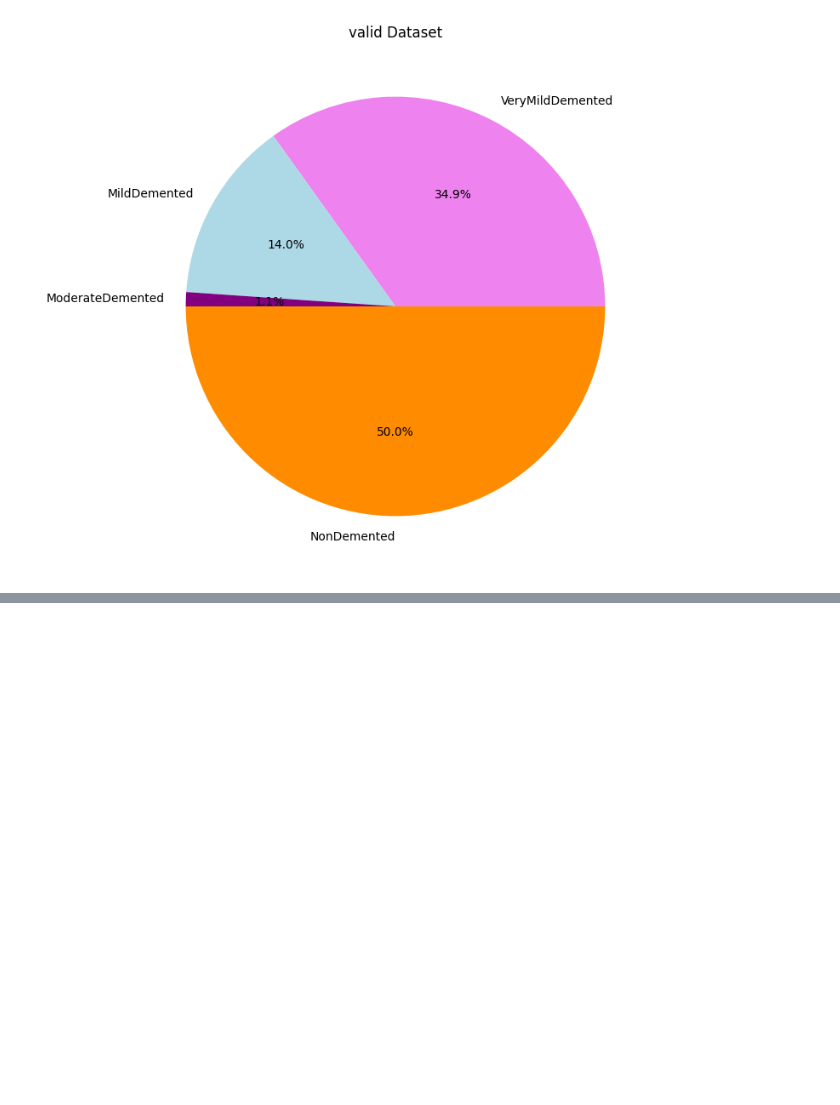
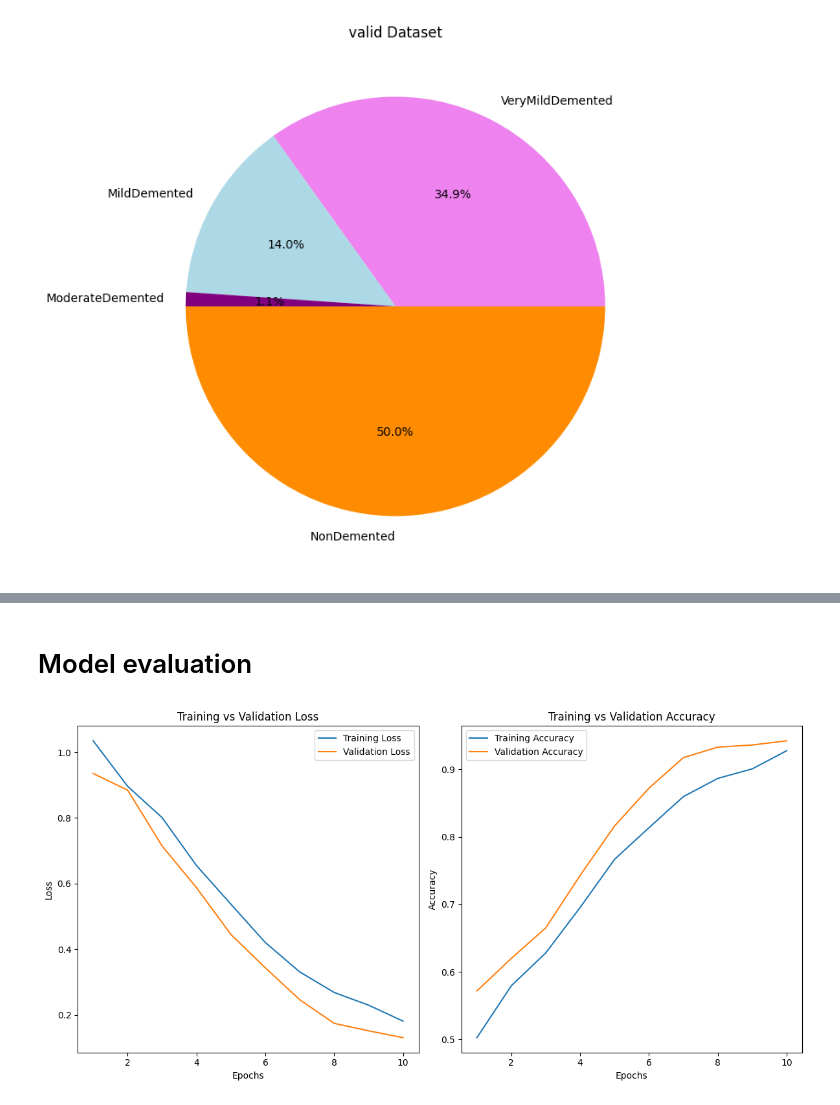
Before and after one commit to OluwatobaAdeoye/EARLY-STAGE-PREDICTION-OF-ALZHEMIER-S-DISEASE-USING-DEEP-LEARNING-ON-STRUCTURAL-MRI-DATA, a Jupyter notebook: Alzheimer_Project_(code).ipynb, the cells around one changed output, grey strips where cells are left out. Cells and saved outputs as stored; diff of their text form; code cells hidden in the pictures; blank space fills up the shorter version.

```diff
--- a/Alzheimer_Project_(code).ipynb
+++ b/Alzheimer_Project_(code).ipynb
@@ -381,0 +560,7 @@ plt.show()
+# %%
+history = model.fit(
+    train_ds,
+    validation_data=valid_ds,
+    epochs=10,  # You can adjust the number of epochs based on your needs
+    batch_size=BATCH_SIZE
+),
@@ -381,0 +588,32 @@ plt.show()
+# %% [markdown]
+# Model evaluation
+# %%
+# Extract the training and validation accuracy and loss from history
+train_loss = history.history['loss']
+val_loss = history.history['val_loss']
+train_accuracy = history.history['accuracy']
+val_accuracy = history.history['val_accuracy']
+
+# Plot the training and validation loss
+plt.figure(figsize=(12, 6))
+plt.subplot(1, 2, 1)
+plt.plot(range(1, len(train_loss) + 1), train_loss, label='Training Loss')
+plt.plot(range(1, len(val_loss) + 1), val_loss, label='Validation Loss')
+plt.title('Training vs Validation Loss')
+plt.xlabel('Epochs')
+plt.ylabel('Loss')
+plt.legend()
+
+# Plot the training and validation accuracy
+plt.subplot(1, 2, 2)
+plt.plot(range(1, len(train_accuracy) + 1), train_accuracy, label='Training Accuracy')
+plt.plot(range(1, len(val_accuracy) + 1), val_accuracy, label='Validation Accuracy')
+plt.title('Training vs Validation Accuracy')
+plt.xlabel('Epochs')
+plt.ylabel('Accuracy')
+plt.legend()
+
+plt.tight_layout()
+plt.show()
+# %% [output]
+[figure, added]
```
Also changed, not shown: parts of 20 cells of this notebook.
